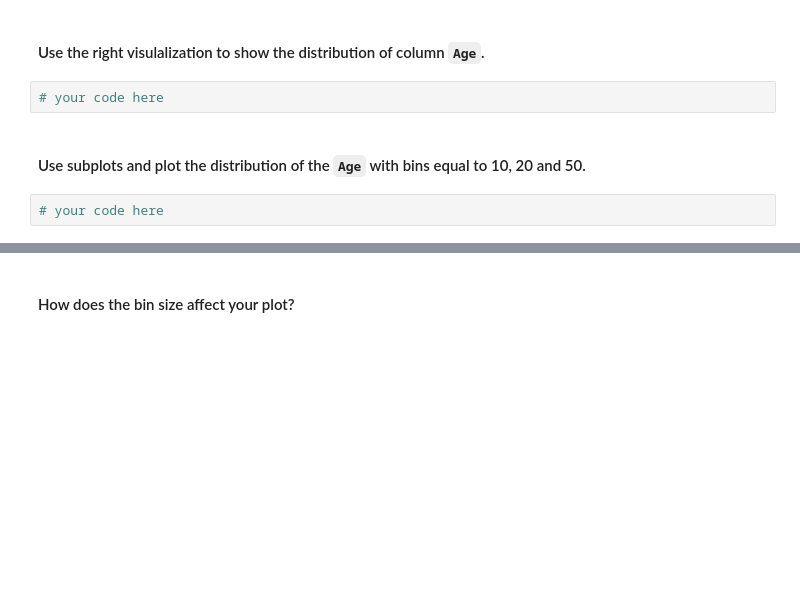
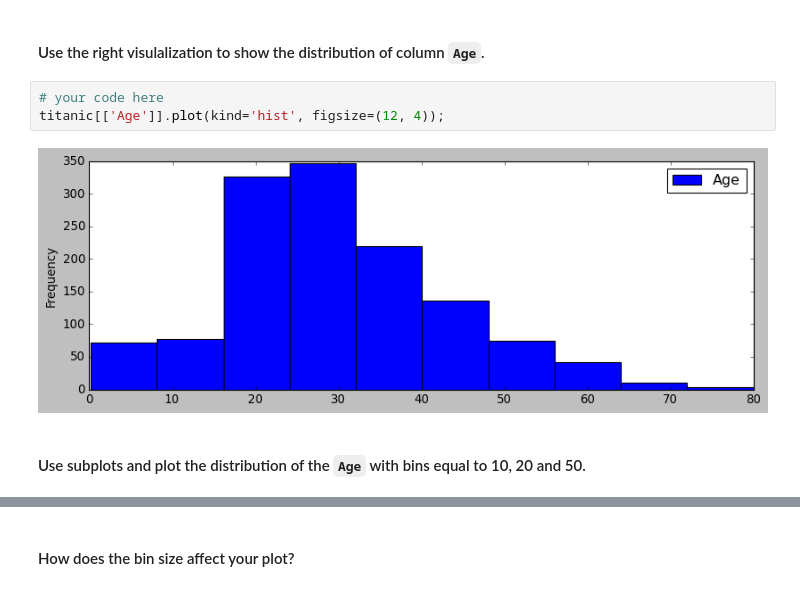
Before and after one commit to Adonis232/dataptmad0420, a Jupyter notebook: module-2/matplotlib-seaborn/your-code/main.ipynb, the cells around one changed output, grey strips where cells are left out. Drawn from its saved outputs; the diff is of its cells as text; blank space fills up the shorter version.

Commit message:
new plots made

```diff
--- a/module-2/matplotlib-seaborn/your-code/main.ipynb
+++ b/module-2/matplotlib-seaborn/your-code/main.ipynb
@@ -265,7 +262,8 @@ plt.style.use('classic')
 #### Use the right visulalization to show the distribution of column `Age`.
 # %%
 # your code here
+titanic[['Age']].plot(kind='hist', figsize=(12, 4));
+# %% [output]
+[figure, added]
 # %% [markdown]
 #### Use subplots and plot the distribution of the `Age`  with bins equal to 10, 20 and 50.
-# %%
-# your code here
```
Also changed, not shown: parts of 12 cells of this notebook.
